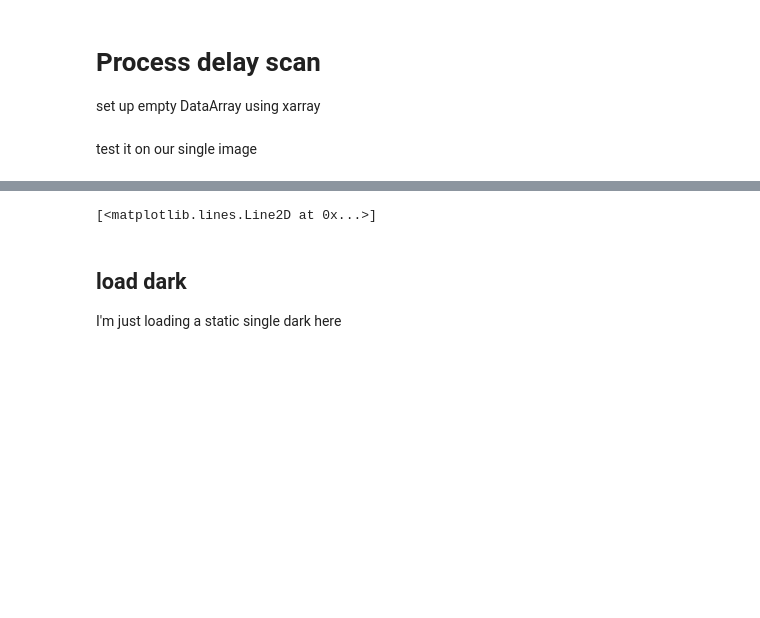
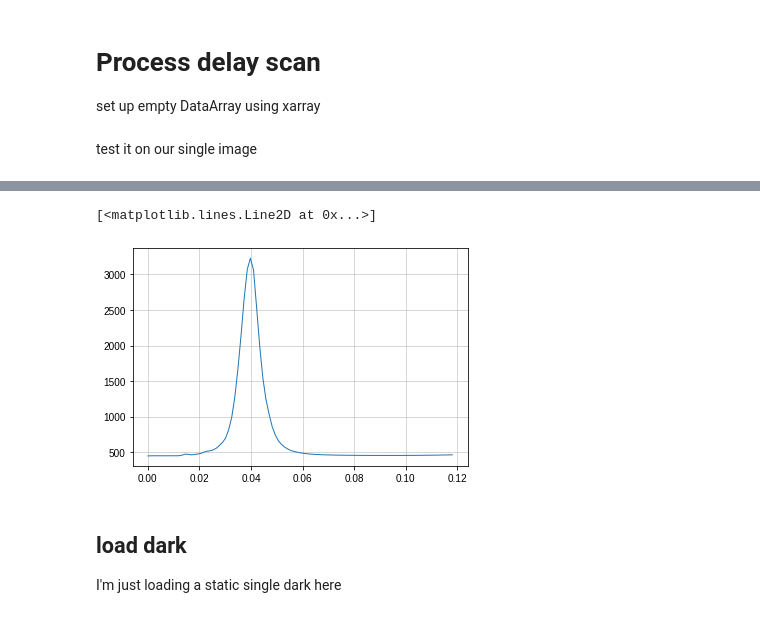
Before and after one commit to dscran/FERMI_2020-07, a Jupyter notebook: 2007_FERMI_SAXS_process.ipynb, the cells around one changed output, grey strips where cells are left out. Cells and saved outputs as stored; diff of their text form; code cells hidden in the pictures; blank space fills up the shorter version.

```diff
--- a/2007_FERMI_SAXS_process.ipynb
+++ b/2007_FERMI_SAXS_process.ipynb
@@ -73,7 +67,7 @@ Reusing the AzimuthalIntegrator instance is very fast.
 
 You need to specifiy the center (determine it via the plotted image above). The rest is filled in automatically from the image shape and image meta data.
 # %%
-ai = pf.AzimuthalIntegrator(im.shape, dist = meta['DPI/AlignZ'] * 1e-3, center = (549, 527), polar_range = (0, 179), nint = 100)
+ai = pf.AzimuthalIntegrator(im.shape, dist = meta['alignz'] * 1e-3, center = (549, 527), polar_range = (0, 179), nint = 100)
 
 norm = ai(np.ones_like(im))
 # %% [markdown]
@@ -89,5 +83,5 @@ scan = xr.DataArray(
 test it on our single image
 # %%
 fig, ax = plt.subplots()
-ax.plot(ai.distance, ai(im) / norm, 'o')
+ax.plot(ai.theta, ai(im) / norm)
 # %% [output]
@@ -96,4 +88,5 @@ ax.plot(ai.distance, ai(im) / norm, 'o')
 [<matplotlib.lines.Line2D at 0x...>]
+[figure, added]
 # %% [markdown]
 ## load dark
 I'm just loading a static single dark here
```
Also changed, not shown: parts of 10 cells of this notebook, 1 other file.
